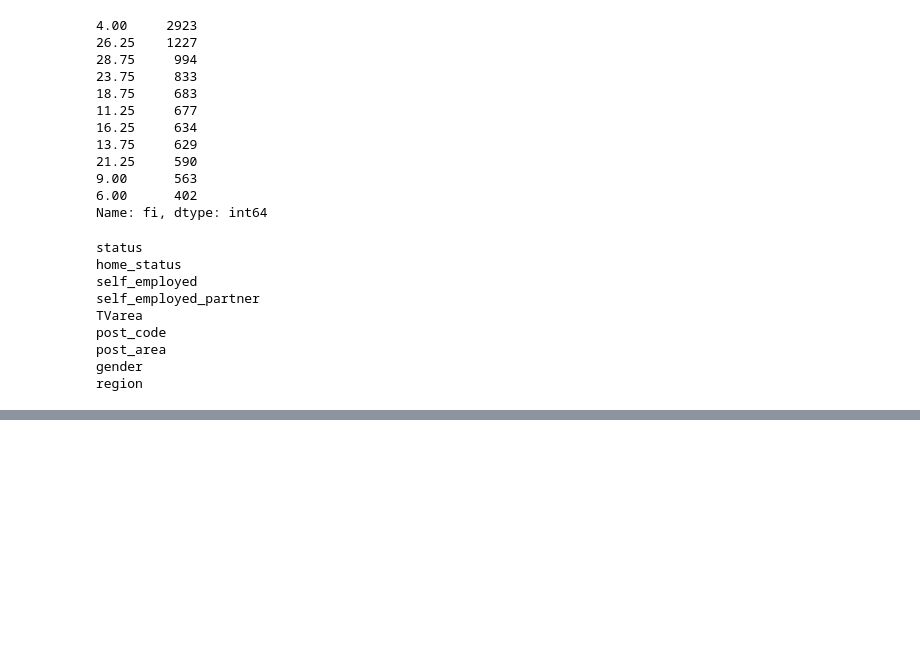
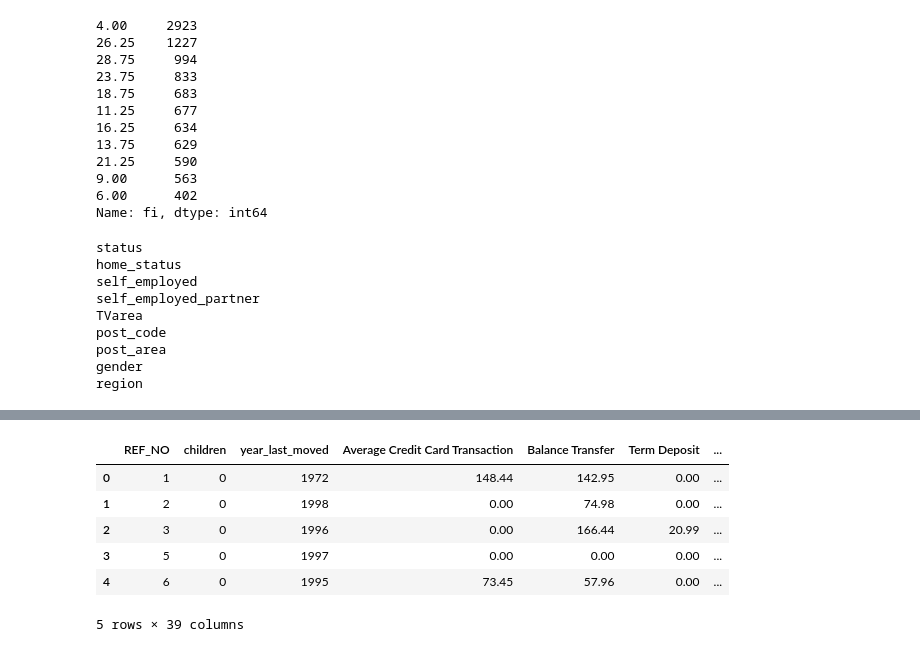
Before and after one commit to thileepanp/Logisitc-Regression, a Jupyter notebook: Logistic Regression.ipynb, the cells around one changed output, grey strips where cells are left out. Drawn from its saved outputs; the diff is of its cells as text; code cells hidden in the pictures; blank space fills up the shorter version.

```diff
--- a/Logistic Regression.ipynb
+++ b/Logistic Regression.ipynb
@@ -558,0 +707,2 @@ region
+# %%
+stockTradingData.drop(['home_status'], axis=1, inplace=True)
@@ -558,0 +726,4 @@ region
+# %%
+stockTradingData['gender_f'] = np.where(stockTradingData['gender']=='Female',1,0)
+# %%
+stockTradingData.drop(['gender'], axis=1, inplace=True)
@@ -558,0 +739,2 @@ region
+# %%
+stockTradingData.drop(['TVarea','post_code','post_area','region'], axis=1, inplace=True)
@@ -558,0 +807,10 @@ region
+# %%
+stockTradingData.head()
+# %% [output]
+|  | REF_NO | children | year_last_moved | Average Credit Card Transaction | Balance Transfer | Term Deposit | ... |
+| 0 | 1 | 0 | 1972 | 148.44 | 142.95 | 0.00 | ... |
+| 1 | 2 | 0 | 1998 | 0.00 | 74.98 | 0.00 | ... |
+| 2 | 3 | 0 | 1996 | 0.00 | 166.44 | 20.99 | ... |
+| 3 | 5 | 0 | 1997 | 0.00 | 0.00 | 0.00 | ... |
+| 4 | 6 | 0 | 1995 | 73.45 | 57.96 | 0.00 | ... |
+5 rows × 39 columns
```
Also changed, not shown: parts of 41 cells of this notebook.
